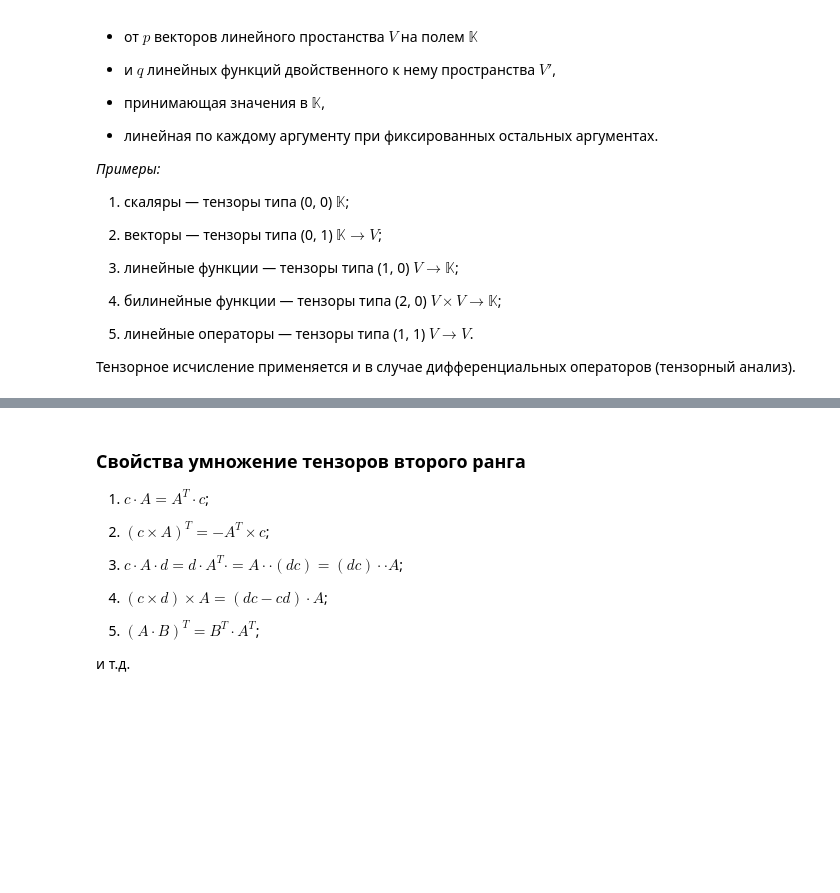
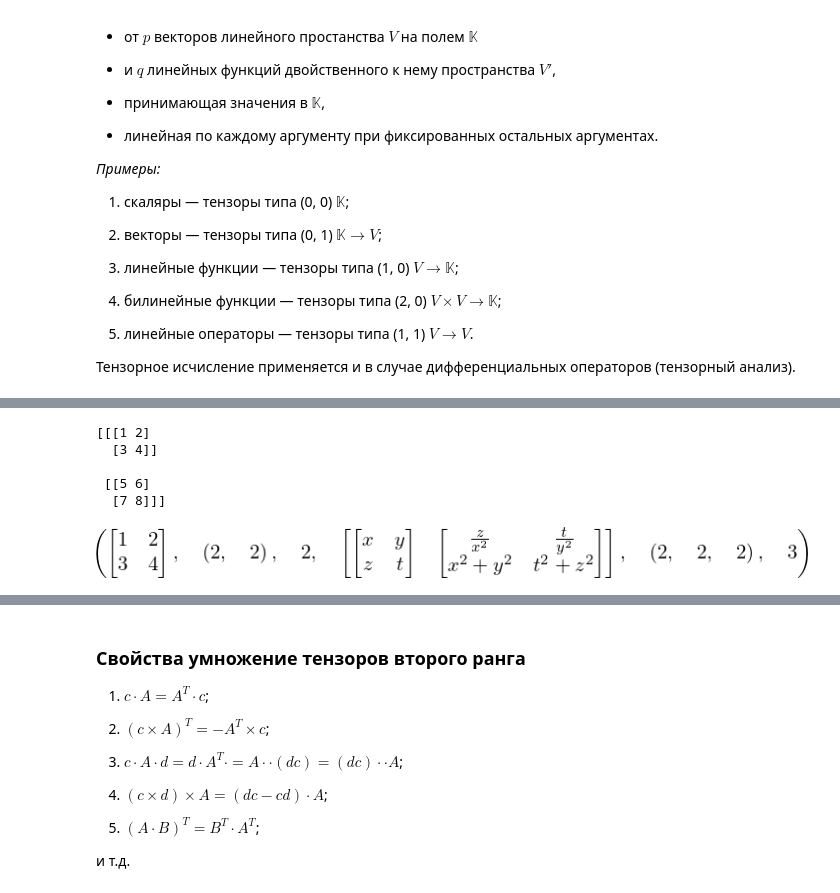
Before and after one commit to OlgaBelitskaya/linear_algebra_practice, a Jupyter notebook: work1_14.ipynb, the cells around one changed output, grey strips where cells are left out. Saved outputs shown, nothing was run; the diff lists cells and outputs as text; code cells hidden in the pictures; blank space fills up the shorter version.

```diff
--- a/work1_14.ipynb
+++ b/work1_14.ipynb
@@ -57 +99,20 @@ _Примеры:_
+# %%
+# python numpy
+NA = numpy.array(range(1, 9)).reshape(2,2,2)
+NB = numpy.array(["♔","♕","♖","♗"], dtype=object).reshape(2, 2)
+NA
+# %% [output]
+[[[1 2]
+  [3 4]]
+
+ [[5 6]
+  [7 8]]]
+# %%
+# python sympy
+x,y,z,t,u,v,w = sympy.symbols('x,y,z,t,u,v,w')
+SA = sympy.Array([[1,2],[3,4]])
+SB = sympy.Array([[[x,y],[z,t]],[[z/x**2,t/y**2],[x**2+y**2,z**2+t**2]]])
+SA, SA.shape, SA.rank(), SB, SB.shape, SB.rank()
+# %% [output]
+[figure, added]
 # %% [markdown]
```
Also changed, not shown: parts of 36 cells of this notebook.
